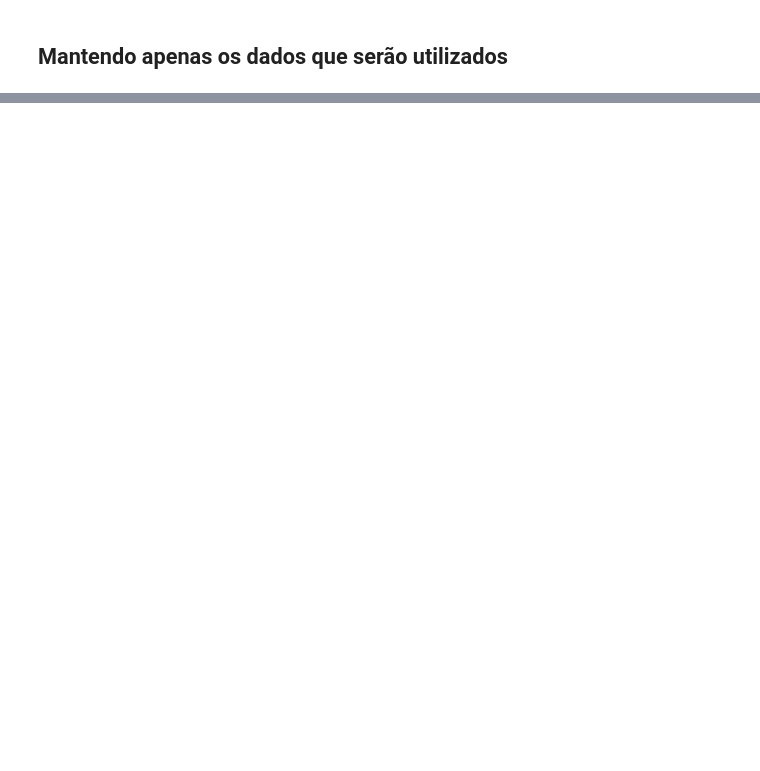
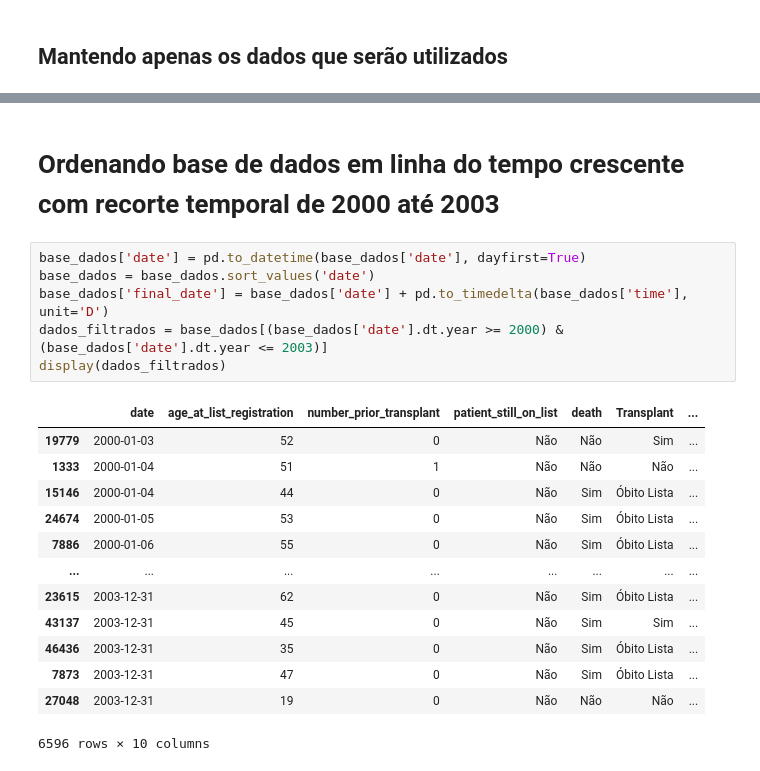
Before and after one commit to Claricez/Trabalho-de-simulacao-discreta-, a Jupyter notebook: main.ipynb, the cells around one changed output, grey strips where cells are left out. Cells and saved outputs as stored; diff of their text form; blank space fills up the shorter version.

```diff
--- a/main.ipynb
+++ b/main.ipynb
@@ -17,0 +33,22 @@ print(vetor)
+# %% [markdown]
+# Ordenando base de dados em linha do tempo crescente com recorte temporal de 2000 até 2003
+# %%
+base_dados['date'] = pd.to_datetime(base_dados['date'], dayfirst=True)
+base_dados = base_dados.sort_values('date')
+base_dados['final_date'] = base_dados['date'] + pd.to_timedelta(base_dados['time'], unit='D')
+dados_filtrados = base_dados[(base_dados['date'].dt.year >= 2000) & (base_dados['date'].dt.year <= 2003)]
+display(dados_filtrados)
+# %% [output]
+|  | date | age_at_list_registration | number_prior_transplant | patient_still_on_list | death | Transplant | ... |
+| 19779 | 2000-01-03 | 52 | 0 | Não | Não | Sim | ... |
+| 1333 | 2000-01-04 | 51 | 1 | Não | Não | Não | ... |
+| 15146 | 2000-01-04 | 44 | 0 | Não | Sim | Óbito Lista | ... |
+| 24674 | 2000-01-05 | 53 | 0 | Não | Sim | Óbito Lista | ... |
+| 7886 | 2000-01-06 | 55 | 0 | Não | Sim | Óbito Lista | ... |
+| ... | ... | ... | ... | ... | ... | ... | ... |
+| 23615 | 2003-12-31 | 62 | 0 | Não | Sim | Óbito Lista | ... |
+| 43137 | 2003-12-31 | 45 | 0 | Não | Sim | Sim | ... |
+| 46436 | 2003-12-31 | 35 | 0 | Não | Sim | Óbito Lista | ... |
+| 7873 | 2003-12-31 | 47 | 0 | Não | Sim | Óbito Lista | ... |
+| 27048 | 2003-12-31 | 19 | 0 | Não | Não | Não | ... |
+6596 rows × 10 columns
```
Also changed, not shown: parts of 10 cells of this notebook.
